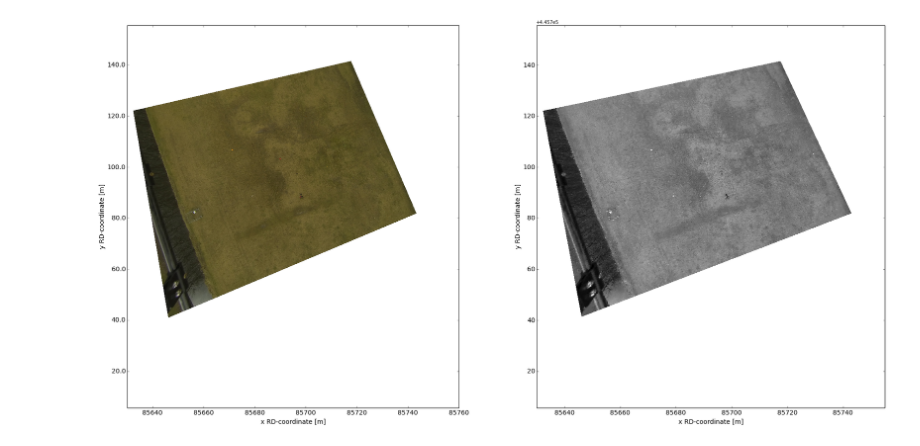
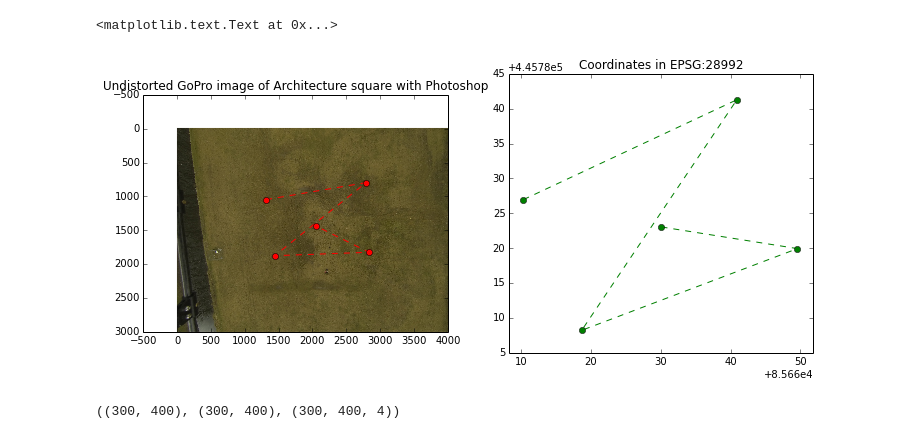
Before and after one commit to SiggyF/notebooks, a Jupyter notebook: gopro.ipynb, the cells around one changed output. Saved outputs shown, nothing was run; the diff lists cells and outputs as text; code cells hidden in the pictures.

```diff
--- a/gopro.ipynb
+++ b/gopro.ipynb
@@ -19,20 +7,15 @@ ax.set_title('Undistorted GoPro image of Architecture square with Photoshop')
 # %%
+filename = 'G0113773.JPG'
 #define the GCP points in pixels, srcpoints, and the GCP points in RD coordinates, dstpoints
-srcpoints  = np.array([[1312,1048],[2794,796],[1441,1877],[2836,1826],[2056,1440]]).astype(np.float32)
-dstpoints  = np.array([[85670.316,445806.969],[85700.903,445821.268],[85678.655,445788.205],[85709.590,445799.925],[85689.973,445803.060]]).astype(np.float32)
-dstpoints2 = np.array([20 * (i - [85630,445705.66]) for i in dstpoints]).astype(np.float32)
-#find the transformation matrix
-M,  dc  = cv2.findHomography(srcpoints,dstpoints)
-M2, dc2 = cv2.findHomography(srcpoints,dstpoints2)
-M       = M.astype(float32)
-#set up the new coordinate systems from pixels to RD coordinates
-X,Y = meshgrid(np.arange(testimg.shape[1]),
-               np.arange(testimg.shape[0]))
-#XY  = np.c_[X.flatten(),Y.flatten()][:,:, np.newaxis].astype('float32')
-#XY = np.tile(XY, [1,1,2])
-XY = np.concatenate([X[:,:,np.newaxis],Y[:,:,np.newaxis]], axis=2).astype('float32')
-RD  = cv2.perspectiveTransform(XY,M)
-RDx, RDy = RD[...,0], RD[...,1]
-
-#RDx = RD[:,0].reshape(testimg.shape[:2])
-#RDy = RD[:,1].reshape(testimg.shape[:2])
+src_points  = np.array([[1312,1048],
+                        [2794,796],
+                        [1441,1877],
+                        [2836,1826],
+                        [2056,1440]]).astype(np.float32)
+dst_points  = np.array([[85670.316,445806.969],
+                        [85700.903,445821.268],
+                        [85678.655,445788.205],
+                        [85709.590,445799.925],
+                        [85689.973,445803.060]]).astype(np.float32)
+# slice for performance
+s = np.s_[::10,::10]
@@ -42,27 +21,0 @@ RDx, RDy = RD[...,0], RD[...,1]
-# %%
-imggeo            = cv2.warpPerspective(testimg,M2,(2500,3000)) # rectify the original test image
-imggeo[imggeo==0] = 255 # set the black background to white
-d = 10 #number of steps in constructing the pcolormesh
-
-fig2, ax = subplots(1,2,figsize=(30,15))
-fig2.tight_layout
-
-ax[0].imshow(imggeo[:,:,:],origin='lower')
-ax[0].set_xlabel('x RD-coordinate [m]', fontsize=14)
-ax[0].set_ylabel('y RD-coordinate [m]', fontsize=14)
-ax[0].tick_params(labelsize=14)
-ax[0].set_xticks((arange(85640,85780,20)-85630)*20)
-ax[0].set_yticks((arange(20,160,20)+4.457e5-445705.66)*20)
-xt = ax[0].get_xticks().tolist()
-yt = ax[0].get_yticks().tolist()
-ax[0].set_xticklabels((asarray(xt)/20)+85630)
-ax[0].set_yticklabels((asarray(yt)/20)+445705.66-4.457e5)
-
-ax[1].pcolormesh(RDx[::d,::d],RDy[::d,::d],testimg[::d,::d,0].astype('float64')/255,cmap=cm.Greys_r)
-ax[1].set_xlim([85630,85755])
-ax[1].set_ylim([5.65999999997+4.457e5,155.66+4.457e5])
-ax[1].set_xlabel('x RD-coordinate [m]', fontsize=14)
-ax[1].set_ylabel('y RD-coordinate [m]', fontsize=14)
-ax[1].tick_params(labelsize=14)
-# %% [output]
-[figure, removed]
@@ -74,0 +26,11 @@ C = np.resize(C,[12000000,4])
+# %%
+fig, axes = subplots(1,2, figsize=(12,5))
+axes[0].imshow(testimg)
+_ = axes[0].set_title('Undistorted GoPro image of Architecture square with Photoshop')
+axes[0].plot(src_points[:,0], src_points[:,1], 'r--o')
+axes[1].plot(dst_points[:,0], dst_points[:,1], 'g--o')
+axes[1].axis('equal')
+axes[1].set_title('Coordinates in EPSG:28992')
+# %% [output]
+<matplotlib.text.Text at 0x...>
+[figure, added]
@@ -74,0 +49,4 @@ C = np.resize(C,[12000000,4])
+# %%
+RDx[s].shape, RDy[s].shape, testimg[s].shape
+# %% [output]
+((300, 400), (300, 400), (300, 400, 4))
```
Also changed, not shown: parts of 9 cells of this notebook.
